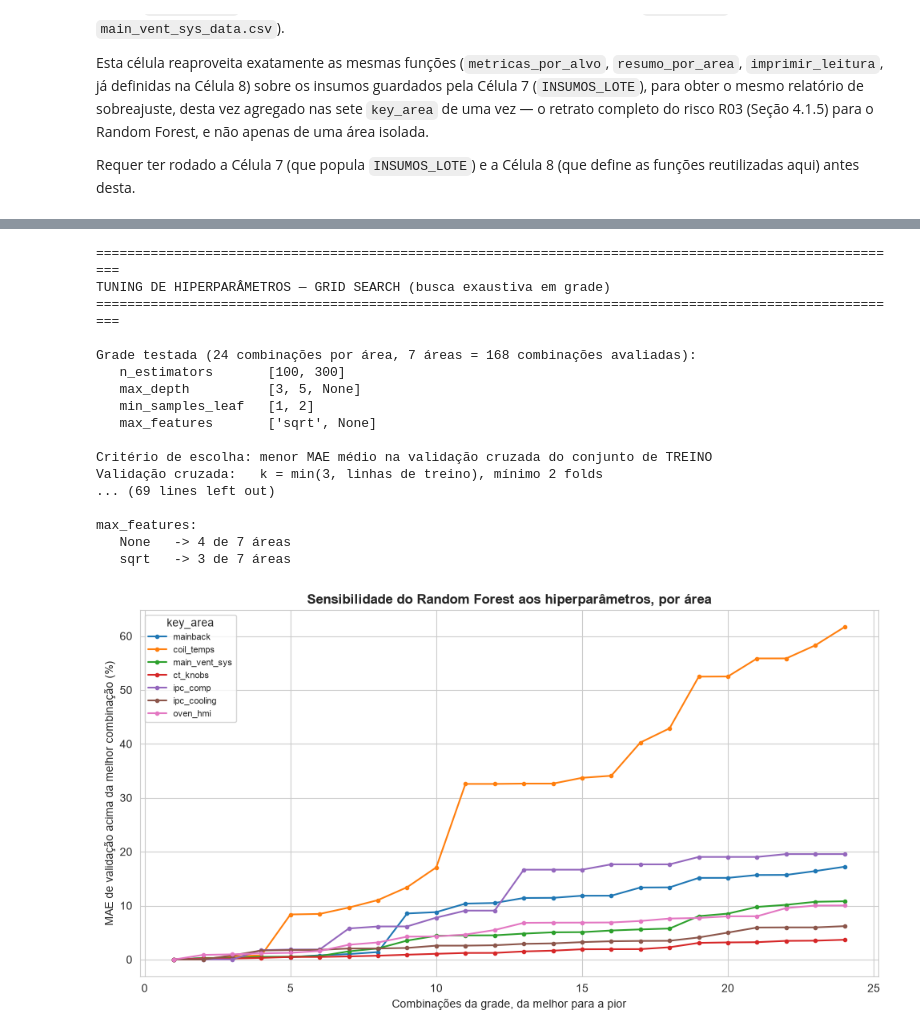
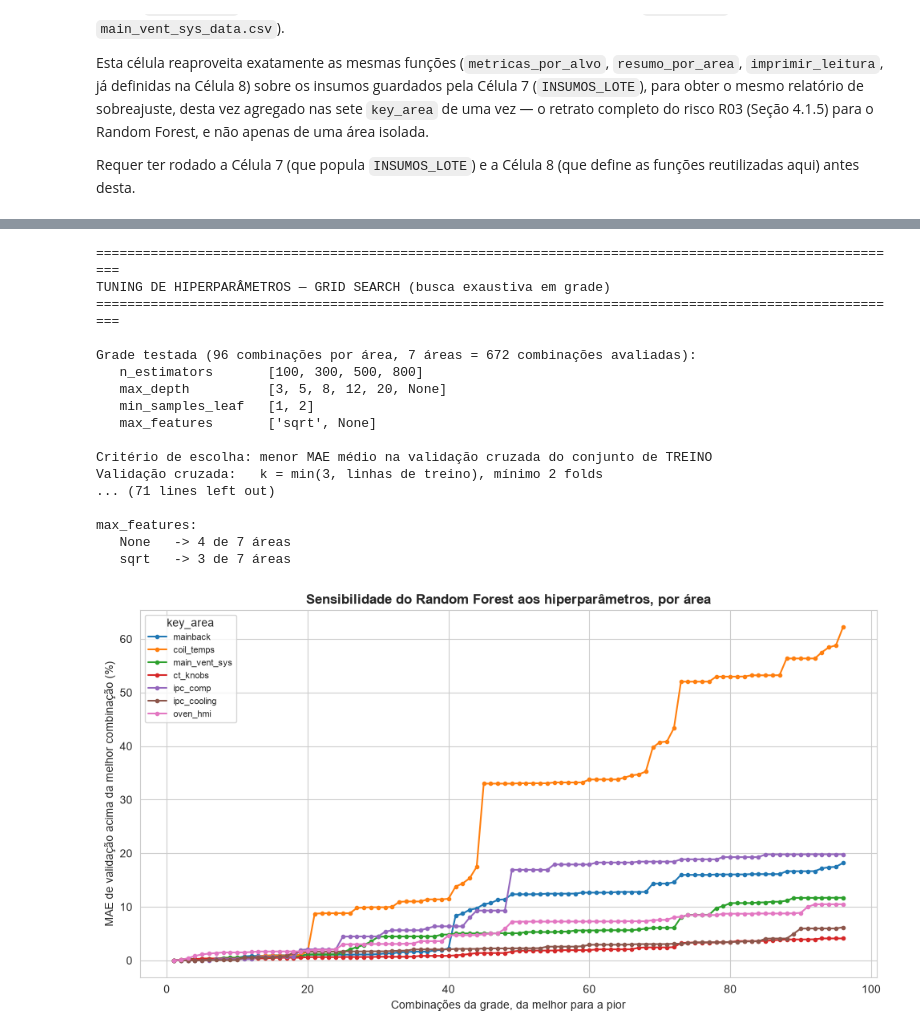
Before and after one commit to nicolas-carrascossa/whirlpool-thermal-predictor, a Jupyter notebook: notebooks/Random_for_regre.ipynb, the cells around one changed output, grey strips where cells are left out. Cells and saved outputs as stored; diff of their text form; code cells hidden in the pictures.

```diff
--- a/notebooks/Random_for_regre.ipynb
+++ b/notebooks/Random_for_regre.ipynb
@@ -351,8 +351,8 @@ isso. Com o filtro de cobertura da Célula 3 esse caso deixa de ocorrer nas sete
 # cada folha armazena um vetor de médias, uma por termopar.
 # ============================================================
 GRADE_HIPERPARAMETROS = {
-    "n_estimators":     [100, 300],
-    "max_depth":        [3, 5, None],
+    "n_estimators":     [100, 300, 500, 800],
+    "max_depth":        [3, 5, 8, 12, 20, None],
     "min_samples_leaf": [1, 2],
     "max_features":     ["sqrt", None],
 }
@@ -1243,8 +1251,11 @@ def registrar_busca(insumo):
     # Referência: o mesmo Random Forest sem tuning nenhum (padrões do sklearn).
     padrao = RandomForestRegressor(random_state=SEMENTE, n_jobs=-1)
     padrao.fit(insumo["X_tr"], insumo["Y_tr"])
-    mae_teste_padrao = mean_absolute_error(insumo["Y_te"], padrao.predict(insumo["X_te"]))
+    pred_teste_padrao = padrao.predict(insumo["X_te"])
+    mae_teste_padrao = mean_absolute_error(insumo["Y_te"], pred_teste_padrao)
     mae_teste_ajustado = mean_absolute_error(insumo["Y_te"], insumo["previsoes_teste"])
+    r2_teste_padrao = r2_score(insumo["Y_te"], pred_teste_padrao)
+    r2_teste_ajustado = r2_score(insumo["Y_te"], insumo["previsoes_teste"])
 
     return {
         "key_area": insumo["nome_area"],
@@ -1261,6 +1272,8 @@ def registrar_busca(insumo):
         "MAE_teste_padrao": mae_teste_padrao,
         "MAE_teste_ajustado": mae_teste_ajustado,
         "ganho_do_tuning_C": mae_teste_padrao - mae_teste_ajustado,
+        "R2_teste_padrao": r2_teste_padrao,
+        "R2_teste_ajustado": r2_teste_ajustado,
     }
 
 
@@ -1356,36 +1369,36 @@ grade_completa = (
         # `None` chega mascarado do cv_results_; sem isto sairia como NaN.
         param_max_depth=lambda d: d["param_max_depth"].astype(object).where(
             d["param_max_depth"].notna(), "None"),
         param_max_features=lambda d: d["param_max_features"].astype(object).where(
             d["param_max_features"].notna(), "None"),
     )
     .sort_values("MAE_cv")
     [["param_n_estimators", "param_max_depth", "param_min_samples_leaf",
       "param_max_features", "MAE_cv", "std_test_score", "rank_test_score"]]
 )
 
 print("\n" + "=" * 104)
 print(f"GRADE COMPLETA — {insumo_referencia['nome_area']} "
       f"({N_COMBINACOES} combinações, da melhor para a pior)")
 print("=" * 104)
 print(grade_completa.round(4).to_string(index=False))
 # %% [output]
 ========================================================================================================
 TUNING DE HIPERPARÂMETROS — GRID SEARCH (busca exaustiva em grade)
 ========================================================================================================
 
-Grade testada (24 combinações por área, 7 áreas = 168 combinações avaliadas):
-   n_estimators       [100, 300]
-   max_depth          [3, 5, None]
+Grade testada (96 combinações por área, 7 áreas = 672 combinações avaliadas):
+   n_estimators       [100, 300, 500, 800]
+   max_depth          [3, 5, 8, 12, 20, None]
    min_samples_leaf   [1, 2]
    max_features       ['sqrt', None]
 
 Critério de escolha: menor MAE médio na validação cruzada do conjunto de TREINO
 Validação cruzada:   k = min(3, linhas de treino), mínimo 2 folds
-... (69 lines left out)
+... (71 lines left out)
 
 max_features:
    None   -> 4 de 7 áreas
    sqrt   -> 3 de 7 áreas
-[figure, old version]
+[figure, new version]
 ========================================================================================================
```
Also changed, not shown: parts of 12 cells of this notebook.
